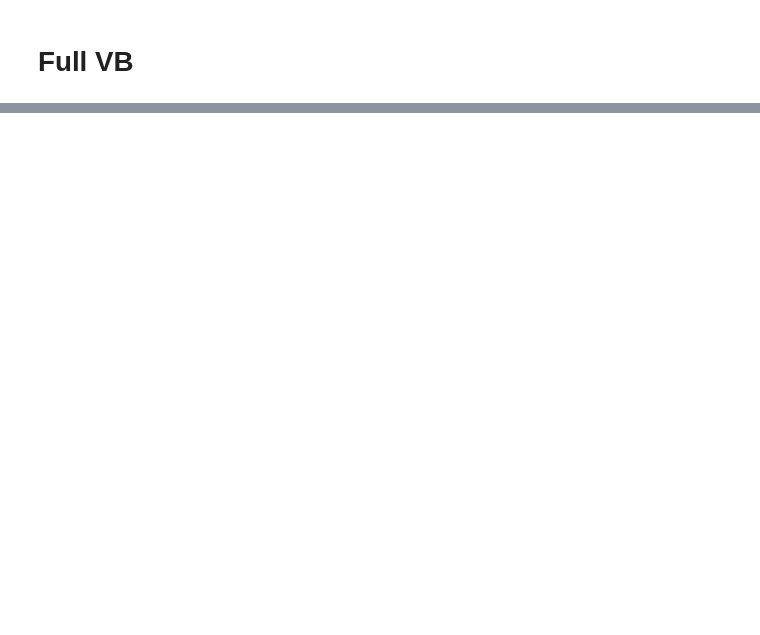
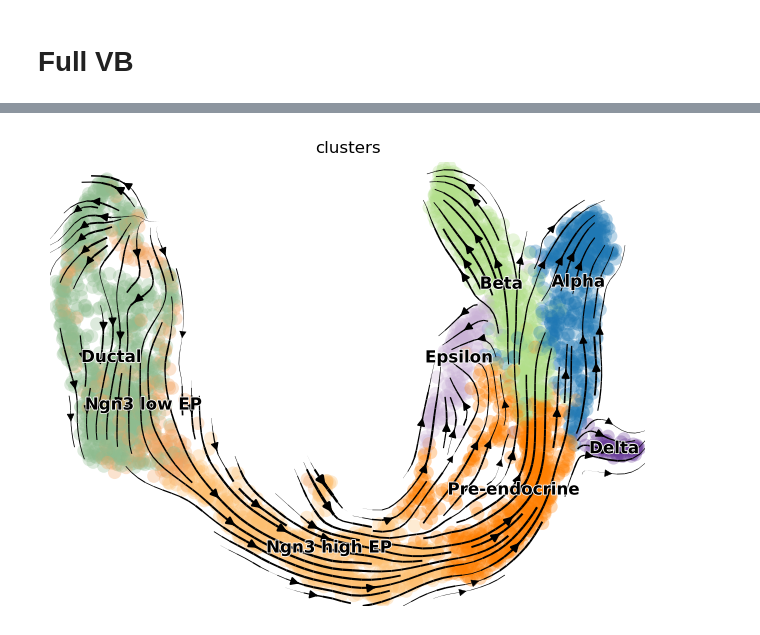
Before and after one commit to welch-lab/VeloVAE, a Jupyter notebook: notebooks/paper_notebooks/continuous/pancreas.ipynb, the cells around one changed output, grey strips where cells are left out. Drawn from its saved outputs; the diff is of its cells as text; code cells hidden in the pictures; blank space fills up the shorter version.

```diff
--- a/notebooks/paper_notebooks/continuous/pancreas.ipynb
+++ b/notebooks/paper_notebooks/continuous/pancreas.ipynb
@@ -174,0 +169,5 @@ vv.post_analysis(adata,
+# %%
+import scvelo as scv
+scv.pl.velocity_embedding_stream(adata, vkey='fullvb_velocity',  dpi=120)
+# %% [output]
+[figure, added]
```
Also changed, not shown: parts of 11 cells of this notebook, 1 other file.
